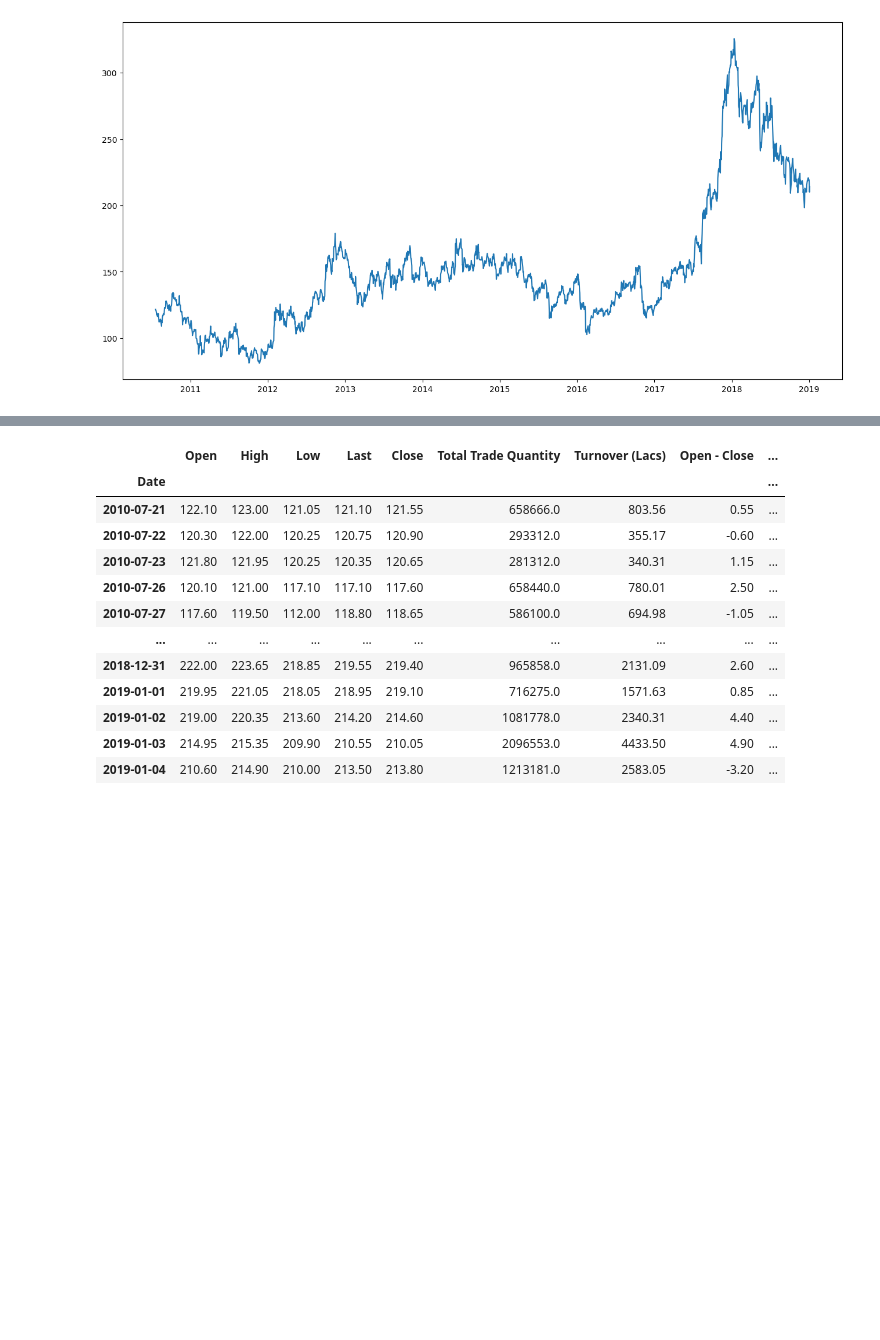
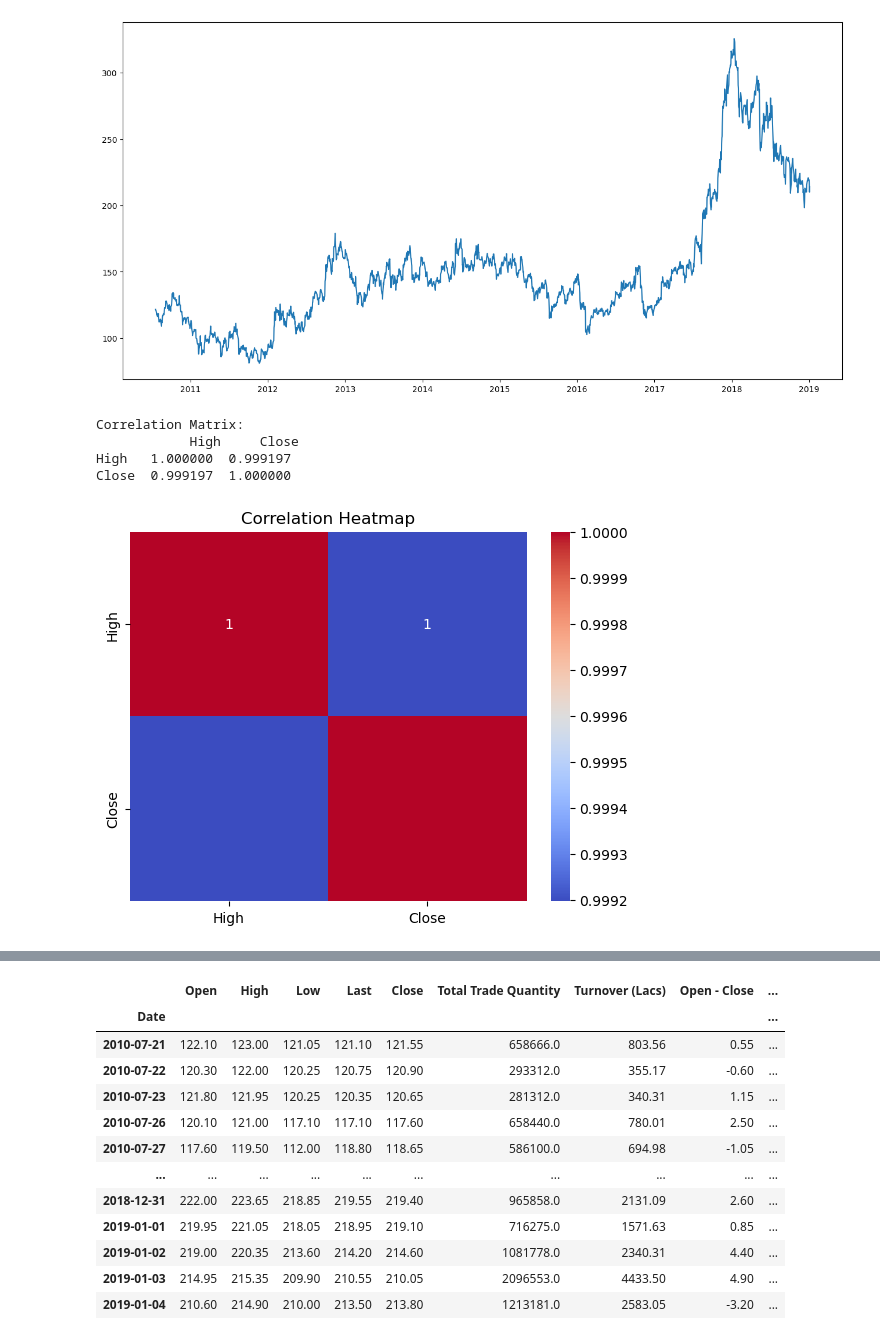
Before and after one commit to Kaustubh01/stocks, a Jupyter notebook: stocks.ipynb, the cells around one changed output, grey strips where cells are left out. Saved outputs shown, nothing was run; the diff lists cells and outputs as text; code cells hidden in the pictures; blank space fills up the shorter version.

```diff
--- a/stocks.ipynb
+++ b/stocks.ipynb
@@ -26,3 +53,20 @@ plt.plot(data['Close'], label = 'Closing Price')
 # %% [output]
 [<matplotlib.lines.Line2D at 0x...>]
 [figure]
+# %%
+import seaborn as sns
+
+# Correlation analysis
+correlation_matrix = data[['High', 'Close']].corr()
+print("Correlation Matrix:\n", correlation_matrix)
+
+# Heatmap
+sns.heatmap(correlation_matrix, annot=True, cmap='coolwarm')
+plt.title('Correlation Heatmap')
+plt.show()
+# %% [output]
+Correlation Matrix:
+            High     Close
+High   1.000000  0.999197
+Close  0.999197  1.000000
+[figure, added]
```
Also changed, not shown: parts of 22 cells of this notebook, 5 other files.
